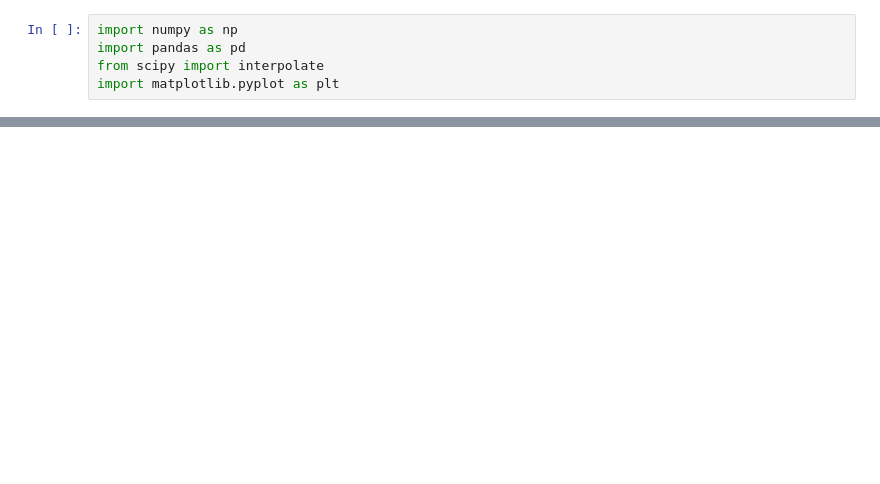
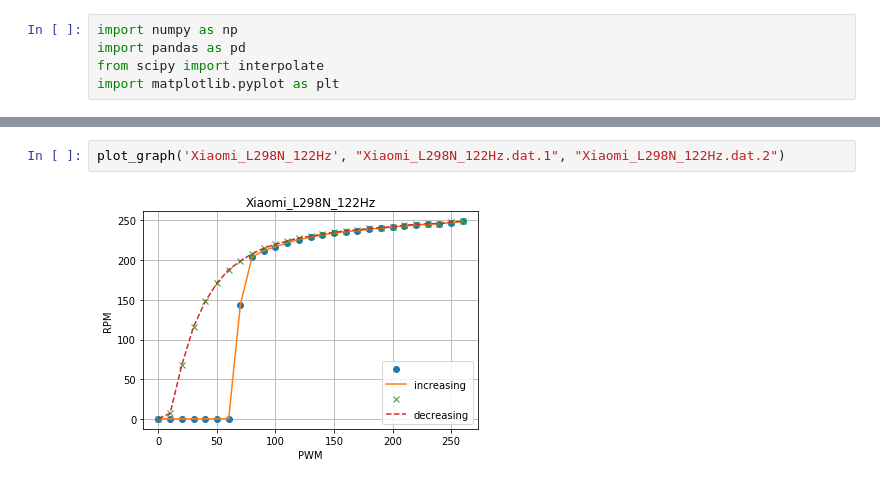
Before and after one commit to ukayzm/balancing_rbt, a Jupyter notebook: prj2.6_pololu_wheel/data/motor_test_plot.ipynb, the cells around one changed output, grey strips where cells are left out. Cells and saved outputs as stored; diff of their text form; blank space fills up the shorter version.

```diff
--- a/prj2.6_pololu_wheel/data/motor_test_plot.ipynb
+++ b/prj2.6_pololu_wheel/data/motor_test_plot.ipynb
@@ -28,0 +31,4 @@ plt.show()
+# %%
+plot_graph('Xiaomi_L298N_122Hz', "Xiaomi_L298N_122Hz.dat.1", "Xiaomi_L298N_122Hz.dat.2")
+# %% [output]
+[figure, added]
```
Also changed, not shown: parts of 6 cells of this notebook, 8 other files.
